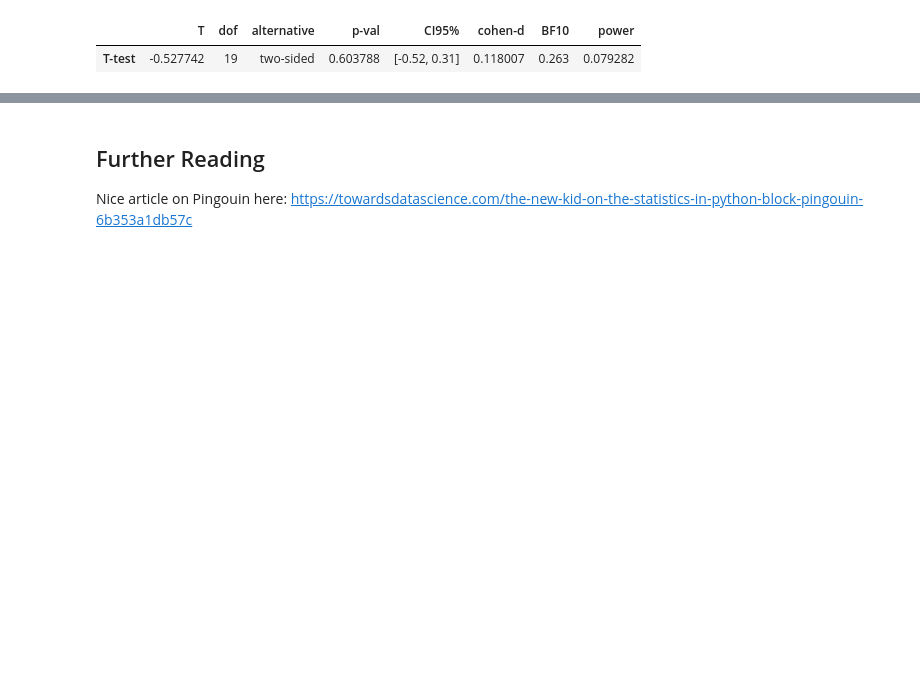
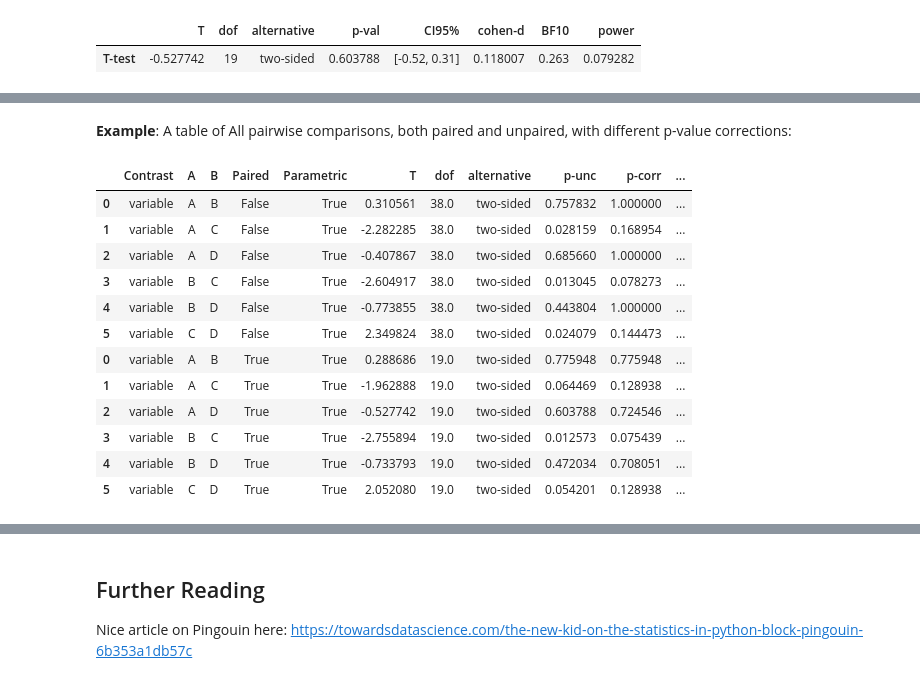
Before and after one commit to nickdelgrosso/CodeTeachingMaterials, a Jupyter notebook: topics/4_2_StatsWithScipyStatsAndPingouin/StatsWithScipyStatsAndPingouin.ipynb, the cells around one changed output, grey strips where cells are left out. Saved outputs shown, nothing was run; the diff lists cells and outputs as text; code cells hidden in the pictures; blank space fills up the shorter version.

```diff
--- a/topics/4_2_StatsWithScipyStatsAndPingouin/StatsWithScipyStatsAndPingouin.ipynb
+++ b/topics/4_2_StatsWithScipyStatsAndPingouin/StatsWithScipyStatsAndPingouin.ipynb
@@ -200,0 +150,3 @@ Get a new dataframe with just "Country Name", "Year", and "Fertility Rate" colum
+# %%
+dfl = df.rename_axis(index='index').melt(ignore_index=False).reset_index()
+dfl
@@ -200,0 +167,21 @@ Get a new dataframe with just "Country Name", "Year", and "Fertility Rate" colum
+# %% [markdown]
+**Example**: A table of All pairwise comparisons, both paired and unpaired, with different p-value corrections:
+# %%
+pd.concat([
+    pg.pairwise_tests(dfl, dv='value', between='variable', subject='index', padjust='bonf'),
+    pg.pairwise_tests(dfl, dv='value', within='variable', subject='index', padjust='fdr_bh'),
+])
+# %% [output]
+|  | Contrast | A | B | Paired | Parametric | T | dof | alternative | p-unc | p-corr | ... |
+| 0 | variable | A | B | False | True | 0.310561 | 38.0 | two-sided | 0.757832 | 1.000000 | ... |
+| 1 | variable | A | C | False | True | -2.282285 | 38.0 | two-sided | 0.028159 | 0.168954 | ... |
+| 2 | variable | A | D | False | True | -0.407867 | 38.0 | two-sided | 0.685660 | 1.000000 | ... |
+| 3 | variable | B | C | False | True | -2.604917 | 38.0 | two-sided | 0.013045 | 0.078273 | ... |
+| 4 | variable | B | D | False | True | -0.773855 | 38.0 | two-sided | 0.443804 | 1.000000 | ... |
+| 5 | variable | C | D | False | True | 2.349824 | 38.0 | two-sided | 0.024079 | 0.144473 | ... |
+| 0 | variable | A | B | True | True | 0.288686 | 19.0 | two-sided | 0.775948 | 0.775948 | ... |
+| 1 | variable | A | C | True | True | -1.962888 | 19.0 | two-sided | 0.064469 | 0.128938 | ... |
+| 2 | variable | A | D | True | True | -0.527742 | 19.0 | two-sided | 0.603788 | 0.724546 | ... |
+| 3 | variable | B | C | True | True | -2.755894 | 19.0 | two-sided | 0.012573 | 0.075439 | ... |
+| 4 | variable | B | D | True | True | -0.733793 | 19.0 | two-sided | 0.472034 | 0.708051 | ... |
+| 5 | variable | C | D | True | True | 2.052080 | 19.0 | two-sided | 0.054201 | 0.128938 | ... |
```
Also changed, not shown: parts of 23 cells of this notebook, 3 other files.
